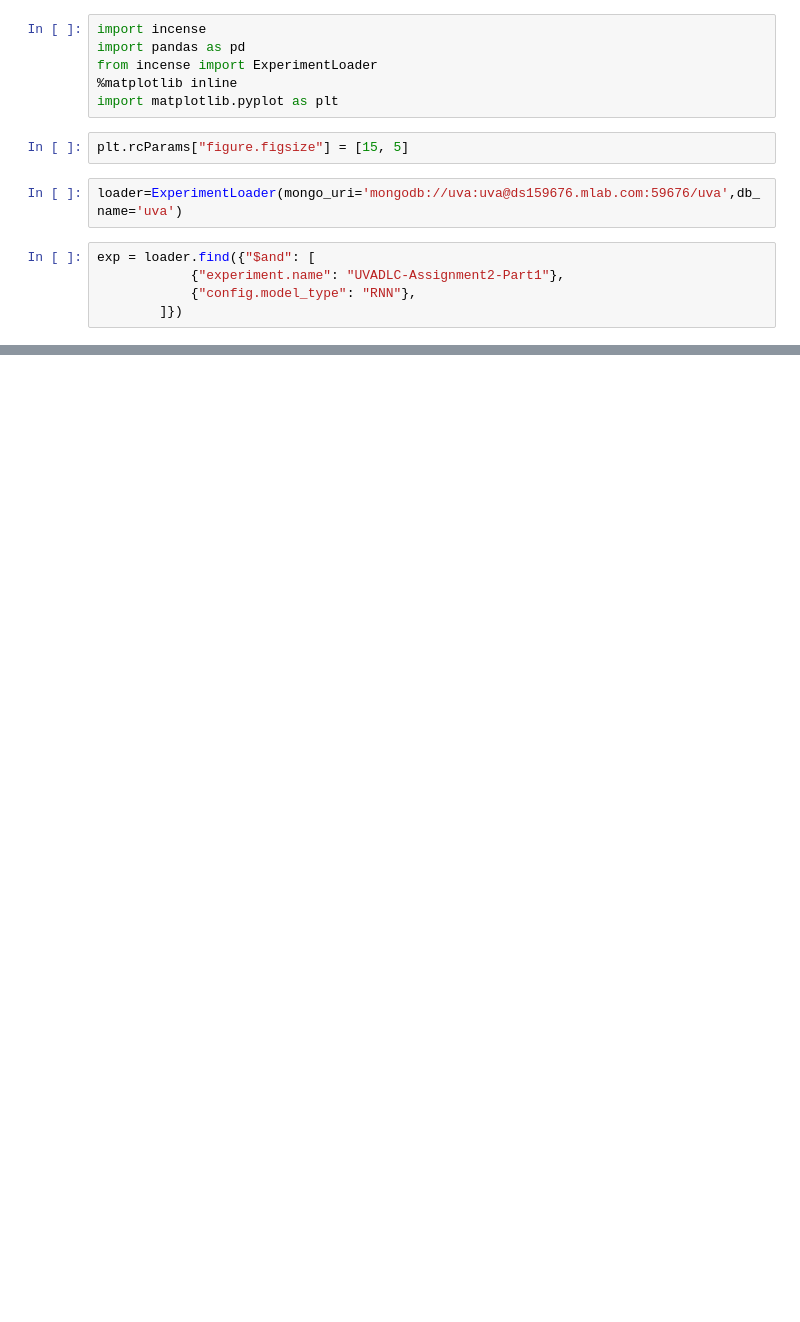
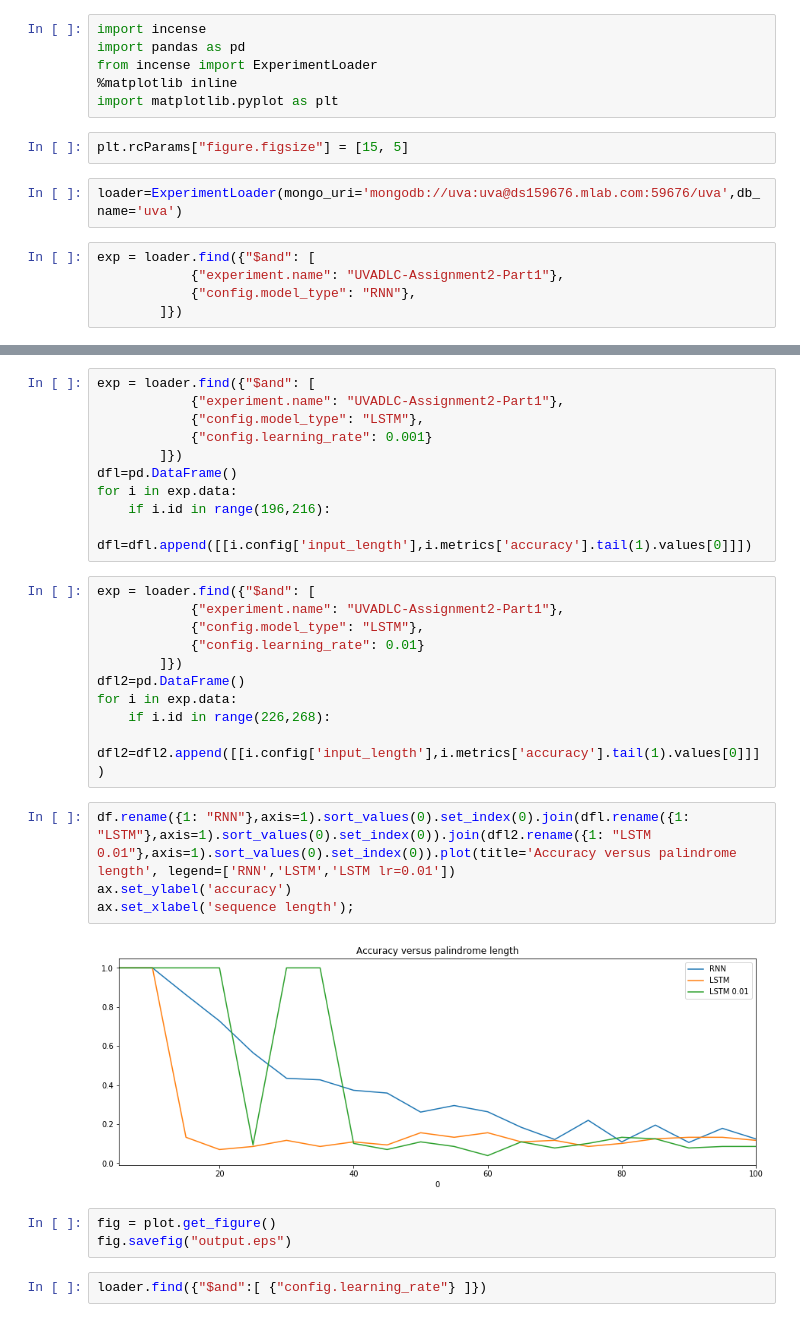
Before and after one commit to theofpa/uvadlc_practicals_2019, a Jupyter notebook: assignment_2/part1/RNN-accuracy.ipynb, the cells around one changed output, grey strips where cells are left out. Cells and saved outputs as stored; diff of their text form; blank space fills up the shorter version.

```diff
--- a/assignment_2/part1/RNN-accuracy.ipynb
+++ b/assignment_2/part1/RNN-accuracy.ipynb
@@ -24,0 +37,31 @@ df.plot();
+# %%
+exp = loader.find({"$and": [
+            {"experiment.name": "UVADLC-Assignment2-Part1"},
+            {"config.model_type": "LSTM"},
+            {"config.learning_rate": 0.001}
+        ]})
+dfl=pd.DataFrame()
+for i in exp.data:
+    if i.id in range(196,216):
+        dfl=dfl.append([[i.config['input_length'],i.metrics['accuracy'].tail(1).values[0]]])
+# %%
+exp = loader.find({"$and": [
+            {"experiment.name": "UVADLC-Assignment2-Part1"},
+            {"config.model_type": "LSTM"},
+            {"config.learning_rate": 0.01}
+        ]})
+dfl2=pd.DataFrame()
+for i in exp.data:
+    if i.id in range(226,268):
+        dfl2=dfl2.append([[i.config['input_length'],i.metrics['accuracy'].tail(1).values[0]]])
+# %%
+df.rename({1: "RNN"},axis=1).sort_values(0).set_index(0).join(dfl.rename({1: "LSTM"},axis=1).sort_values(0).set_index(0)).join(dfl2.rename({1: "LSTM 0.01"},axis=1).sort_values(0).set_index(0)).plot(title='Accuracy versus palindrome length', legend=['RNN','LSTM','LSTM lr=0.01'])
+ax.set_ylabel('accuracy')
+ax.set_xlabel('sequence length');
+# %% [output]
+[figure, added]
+# %%
+fig = plot.get_figure()
+fig.savefig("output.eps")
+# %%
+loader.find({"$and":[ {"config.learning_rate"} ]})
```
Also changed, not shown: parts of 11 cells of this notebook.
